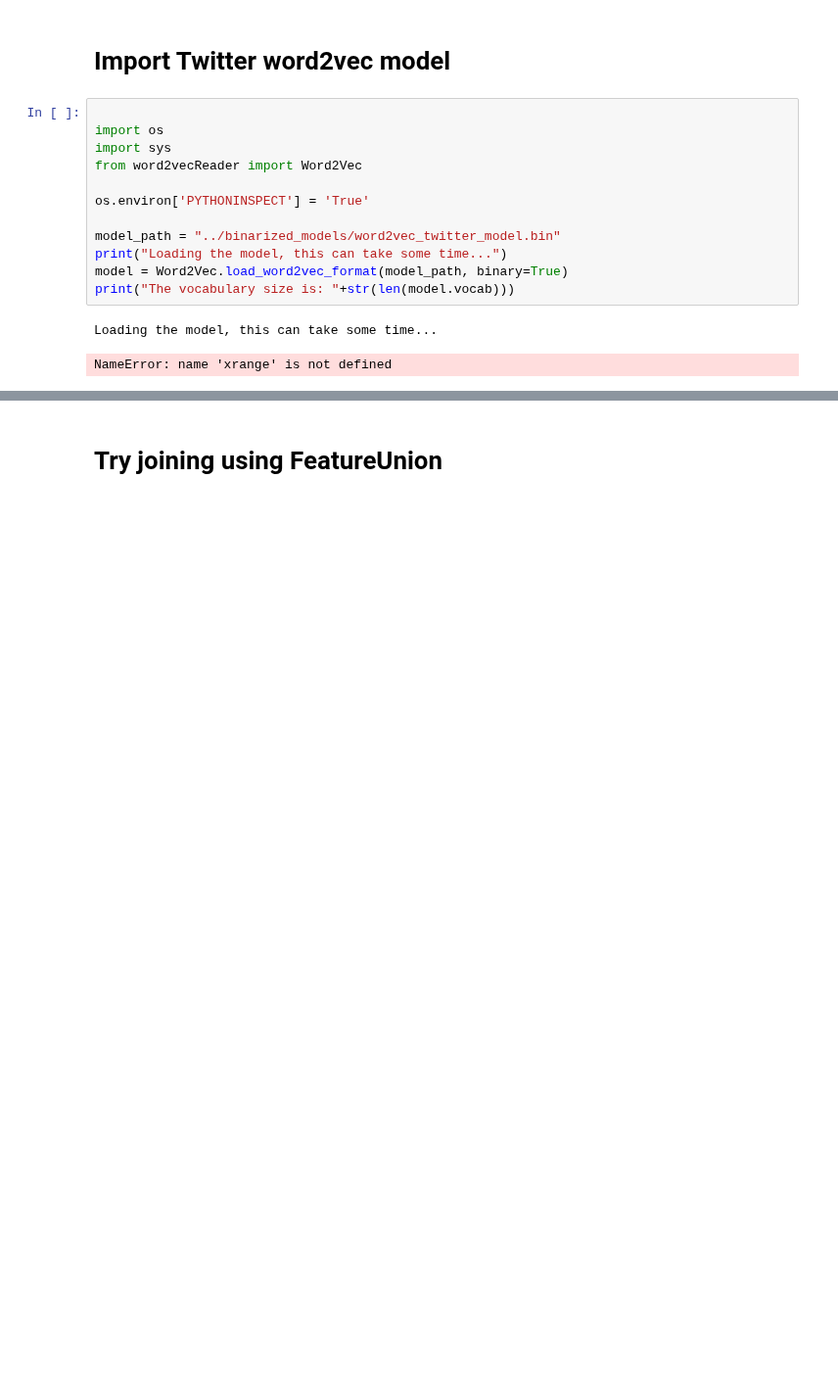
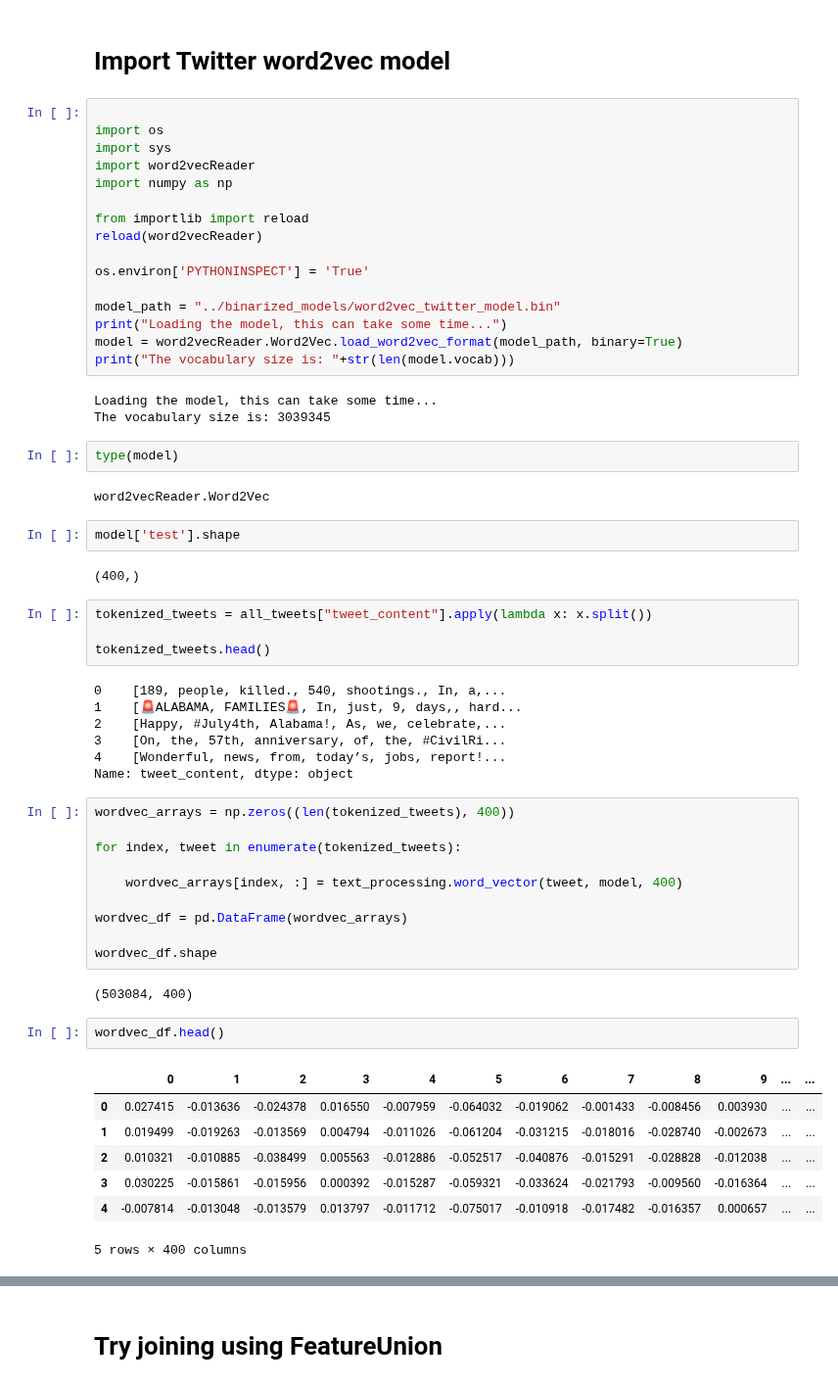
Before and after one commit to ajw2329/congress_twitter, a Jupyter notebook: notebooks/model_experiments.ipynb, the cells around one changed output, grey strips where cells are left out. Shown at 98% size. Drawn from its saved outputs; the diff is of its cells as text; blank space fills up the shorter version.

Commit message:
Add code to summarize tweets using Godin et al word2vec embeddings, test a model using them

```diff
--- a/notebooks/model_experiments.ipynb
+++ b/notebooks/model_experiments.ipynb
@@ -437,14 +437,59 @@ cross_val_score(clf, X_train, y_train, cv = 5)
 
 import os
 import sys
-from word2vecReader import Word2Vec
+import word2vecReader
+import numpy as np
+
+from importlib import reload
+reload(word2vecReader)
 
 os.environ['PYTHONINSPECT'] = 'True'
 
 model_path = "../binarized_models/word2vec_twitter_model.bin"
 print("Loading the model, this can take some time...")
-model = Word2Vec.load_word2vec_format(model_path, binary=True)
+model = word2vecReader.Word2Vec.load_word2vec_format(model_path, binary=True)
 print("The vocabulary size is: "+str(len(model.vocab)))
 # %% [output]
 Loading the model, this can take some time...
+The vocabulary size is: 3039345
-NameError: name 'xrange' is not defined
+# %%
+type(model)
+# %% [output]
+word2vecReader.Word2Vec
+# %%
+model['test'].shape
+# %% [output]
+(400,)
+# %%
+tokenized_tweets = all_tweets["tweet_content"].apply(lambda x: x.split())
+
+tokenized_tweets.head()
+# %% [output]
+0    [189, people, killed., 540, shootings., In, a,...
+1    [🚨ALABAMA, FAMILIES🚨, In, just, 9, days,, hard...
+2    [Happy, #July4th, Alabama!, As, we, celebrate,...
+3    [On, the, 57th, anniversary, of, the, #CivilRi...
+4    [Wonderful, news, from, today’s, jobs, report!...
+Name: tweet_content, dtype: object
+# %%
+wordvec_arrays = np.zeros((len(tokenized_tweets), 400))
+
+for index, tweet in enumerate(tokenized_tweets):
+
+    wordvec_arrays[index, :] = text_processing.word_vector(tweet, model, 400)
+
+wordvec_df = pd.DataFrame(wordvec_arrays)
+
+wordvec_df.shape
+# %% [output]
+(503084, 400)
+# %%
+wordvec_df.head()
+# %% [output]
+|  | 0 | 1 | 2 | 3 | 4 | 5 | 6 | 7 | 8 | 9 | ... | ... |
+| 0 | 0.027415 | -0.013636 | -0.024378 | 0.016550 | -0.007959 | -0.064032 | -0.019062 | -0.001433 | -0.008456 | 0.003930 | ... | ... |
+| 1 | 0.019499 | -0.019263 | -0.013569 | 0.004794 | -0.011026 | -0.061204 | -0.031215 | -0.018016 | -0.028740 | -0.002673 | ... | ... |
+| 2 | 0.010321 | -0.010885 | -0.038499 | 0.005563 | -0.012886 | -0.052517 | -0.040876 | -0.015291 | -0.028828 | -0.012038 | ... | ... |
+| 3 | 0.030225 | -0.015861 | -0.015956 | 0.000392 | -0.015287 | -0.059321 | -0.033624 | -0.021793 | -0.009560 | -0.016364 | ... | ... |
+| 4 | -0.007814 | -0.013048 | -0.013579 | 0.013797 | -0.011712 | -0.075017 | -0.010918 | -0.017482 | -0.016357 | 0.000657 | ... | ... |
+5 rows × 400 columns
```
Also changed, not shown: parts of 3 cells of this notebook, 1 other file.
